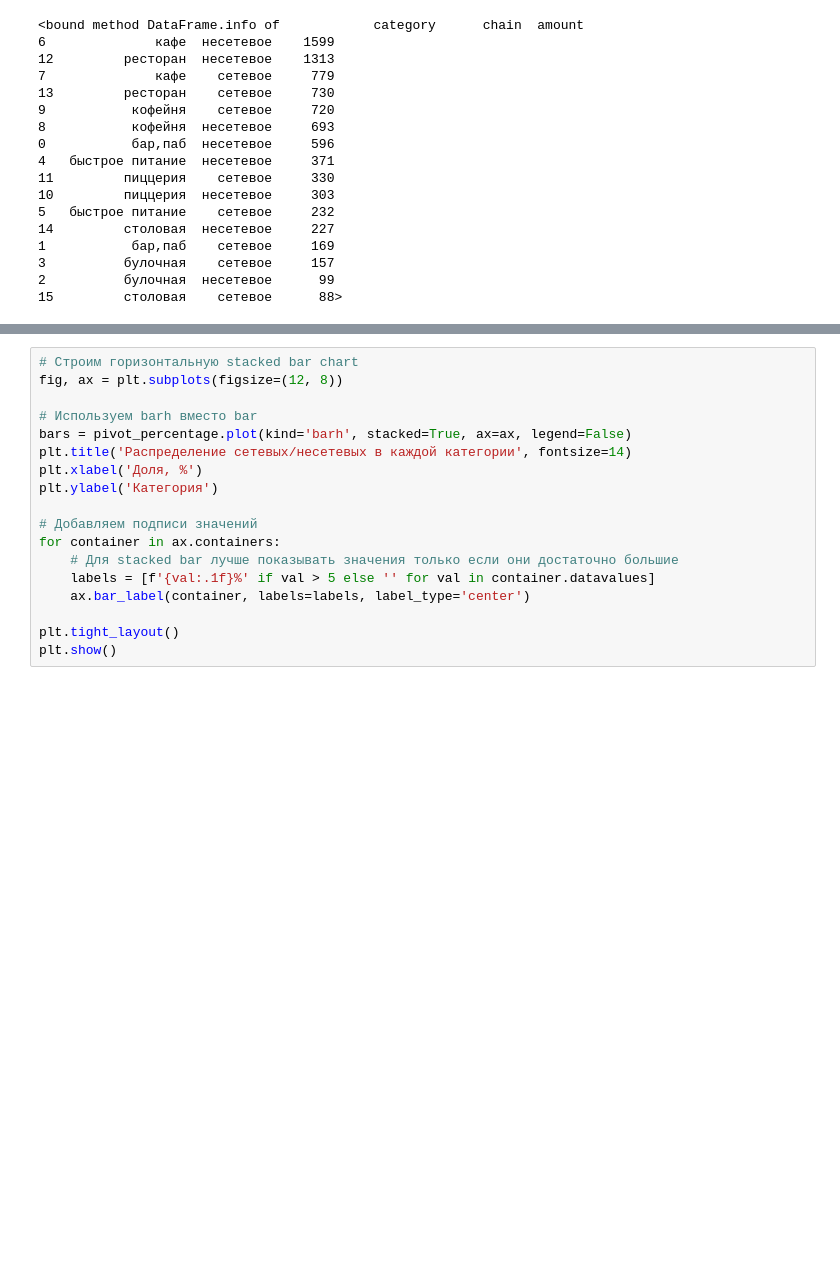
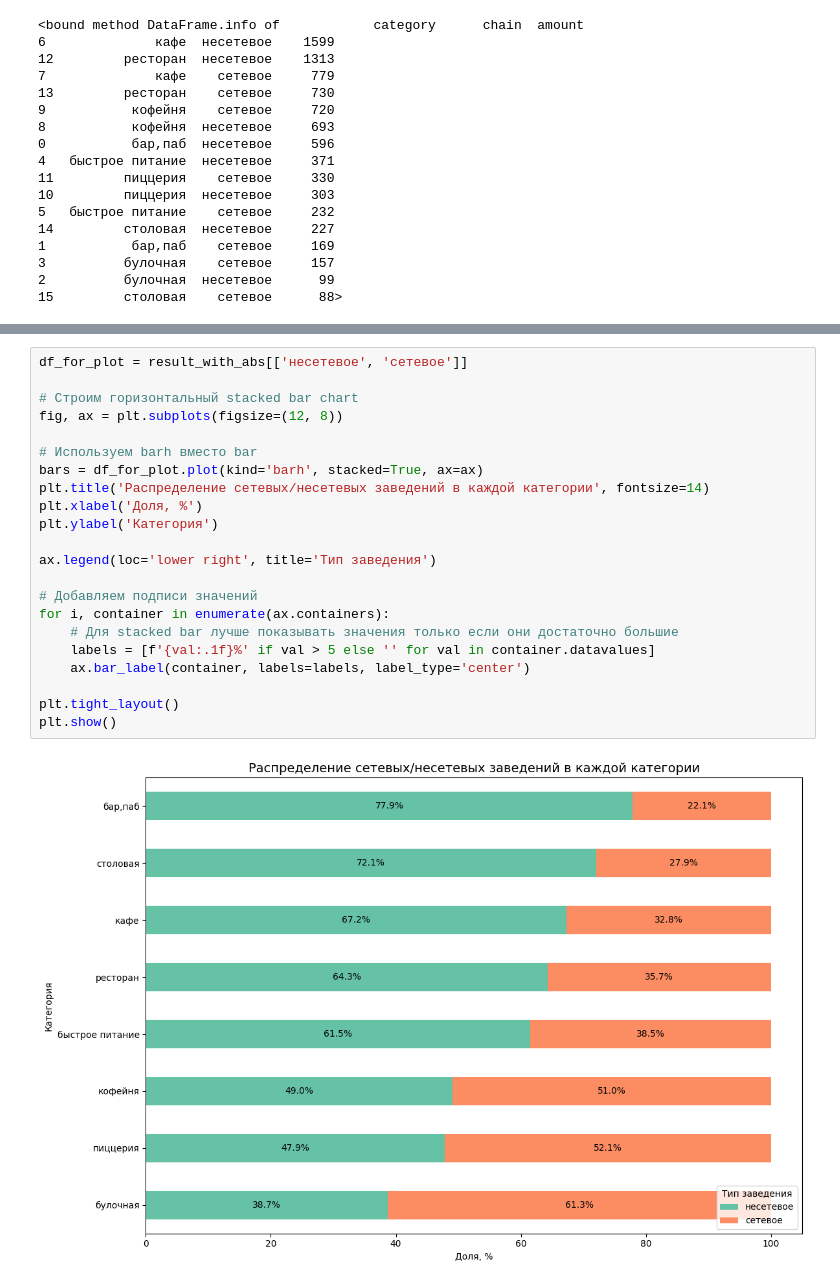
Before and after one commit to PrusovaIU/masters_degree_bi, a Jupyter notebook: Untitled.ipynb, the cells around one changed output, grey strips where cells are left out. Cells and saved outputs as stored; diff of their text form; blank space fills up the shorter version.

```diff
--- a/Untitled.ipynb
+++ b/Untitled.ipynb
@@ -510,18 +535,24 @@ result_with_abs.head()
 # %%
-# Строим горизонтальную stacked bar chart
+df_for_plot = result_with_abs[['несетевое', 'сетевое']]
+
+# Строим горизонтальный stacked bar chart
 fig, ax = plt.subplots(figsize=(12, 8))
 
 # Используем barh вместо bar
-bars = pivot_percentage.plot(kind='barh', stacked=True, ax=ax, legend=False)
-plt.title('Распределение сетевых/несетевых в каждой категории', fontsize=14)
+bars = df_for_plot.plot(kind='barh', stacked=True, ax=ax)
+plt.title('Распределение сетевых/несетевых заведений в каждой категории', fontsize=14)
 plt.xlabel('Доля, %')
 plt.ylabel('Категория')
 
+ax.legend(loc='lower right', title='Тип заведения')
+
 # Добавляем подписи значений
-for container in ax.containers:
+for i, container in enumerate(ax.containers):
     # Для stacked bar лучше показывать значения только если они достаточно большие
     labels = [f'{val:.1f}%' if val > 5 else '' for val in container.datavalues]
     ax.bar_label(container, labels=labels, label_type='center')
 
 plt.tight_layout()
 plt.show()
+# %% [output]
+[figure, added]
```
Also changed, not shown: parts of 7 cells of this notebook.
